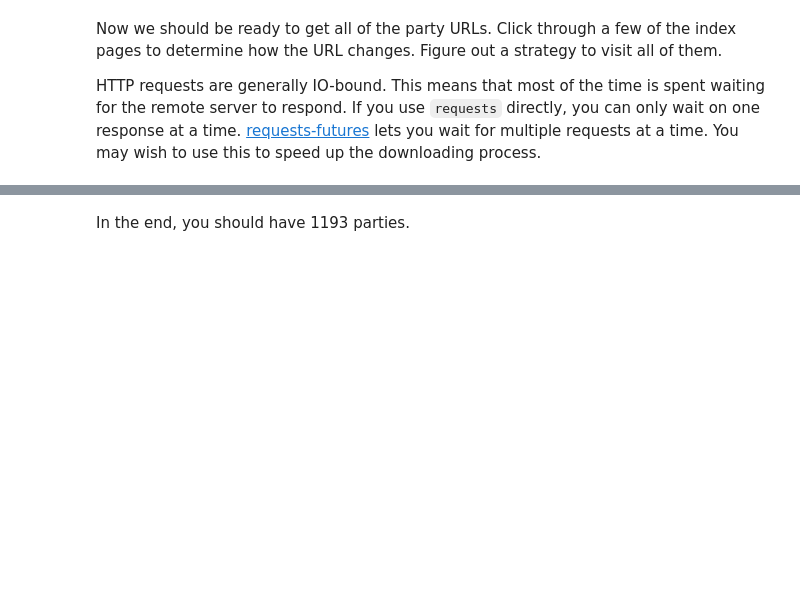
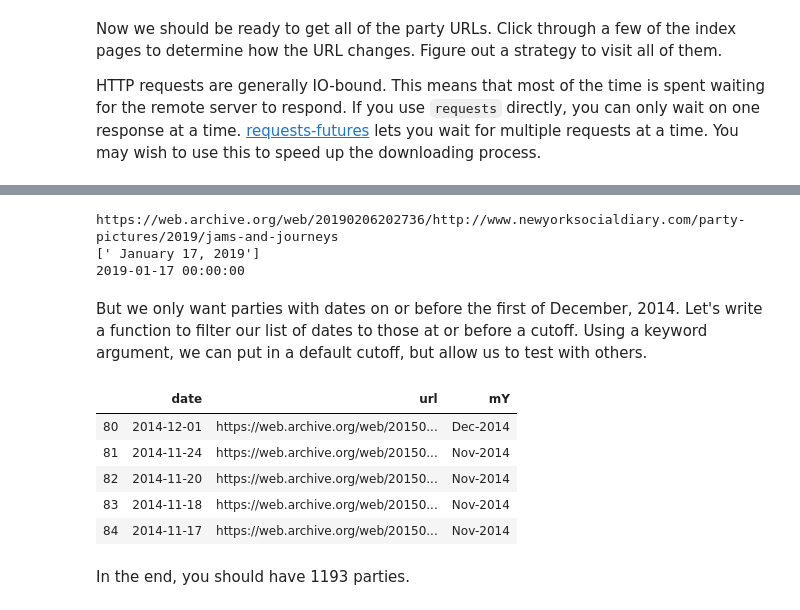
Before and after one commit to iuqiddis/social_graph_project, a Jupyter notebook: graph.ipynb, the cells around one changed output, grey strips where cells are left out. Saved outputs shown, nothing was run; the diff lists cells and outputs as text; code cells hidden in the pictures; blank space fills up the shorter version.

Commit message:
First Draft

```diff
--- a/graph.ipynb
+++ b/graph.ipynb
@@ -41,0 +43,3 @@ soup = BeautifulSoup(page.text, "lxml")
+# %%
+wbsite = 'https://web.archive.org/web/20190206202736/http://www.newyorksocialdiary.com/party-pictures'
+soup = soupify(wbsite)
@@ -51,0 +67,6 @@ assert len(links) == 50
+# %%
+cml = getlinks(soup)
+print('The length of this URL list is:', len(cml), '\n')
+print('First 5  urls are:\n')
+for i in cml[0:5]:
+    print(i)
@@ -90,3 +134,23 @@ from requests_futures.sessions import FuturesSession
 link_list = []
 # You can use link_list.extend(others) to add the elements of others
 # to link_list.
+# %%
+cml, cmp2, cmt = [], [], []
+wbsite  = 'https://web.archive.org/web/20150913224145/http://www.newyorksocialdiary.com/party-pictures'
+
+
+for i in range(0,27):
+    if i == 0:
+        wb2 = wbsite
+    else:
+        wb2 = wbsite+ f'?page={i}'
+    print(f'URL count: {wb2}, URL page#: {i+1}')
+    soup = soupify(wb2)
+
+    cml = cml + getlinks(soup)
+
+    cmpp2, cmtp = getdates(soup)
+    cmp2 = cmp2 + cmpp2
+    cmt = cmt + cmtp
+
+    time.sleep(1)
@@ -93,2 +175,25 @@ link_list = []
+# %%
+n = 0
+print(cml[n], cmp2[n], cmt[n], sep='\n')
+# %% [output]
+https://web.archive.org/web/20190206202736/http://www.newyorksocialdiary.com/party-pictures/2019/jams-and-journeys
+[' January 17, 2019']
+2019-01-17 00:00:00
+# %% [markdown]
+But we only want parties with dates on or before the first of December, 2014.  Let's write a function to filter our list of dates to those at or before a cutoff.  Using a keyword argument, we can put in a default cutoff, but allow us to test with others.
+# %%
+df = pd.DataFrame({'date': cmt,
+                   'url': cml})
+# %%
+df = df[df['date'] <= '2014-12-01']
+df['mY'] = df['date'].dt.strftime('%b-%Y')
+df.head()
+# %% [output]
+|  | date | url | mY |
+| 80 | 2014-12-01 | https://web.archive.org/web/20150... | Dec-2014 |
+| 81 | 2014-11-24 | https://web.archive.org/web/20150... | Nov-2014 |
+| 82 | 2014-11-20 | https://web.archive.org/web/20150... | Nov-2014 |
+| 83 | 2014-11-18 | https://web.archive.org/web/20150... | Nov-2014 |
+| 84 | 2014-11-17 | https://web.archive.org/web/20150... | Nov-2014 |
 # %% [markdown]
 In the end, you should have 1193 parties.
```
Also changed, not shown: parts of 42 cells of this notebook, 5 other files.
